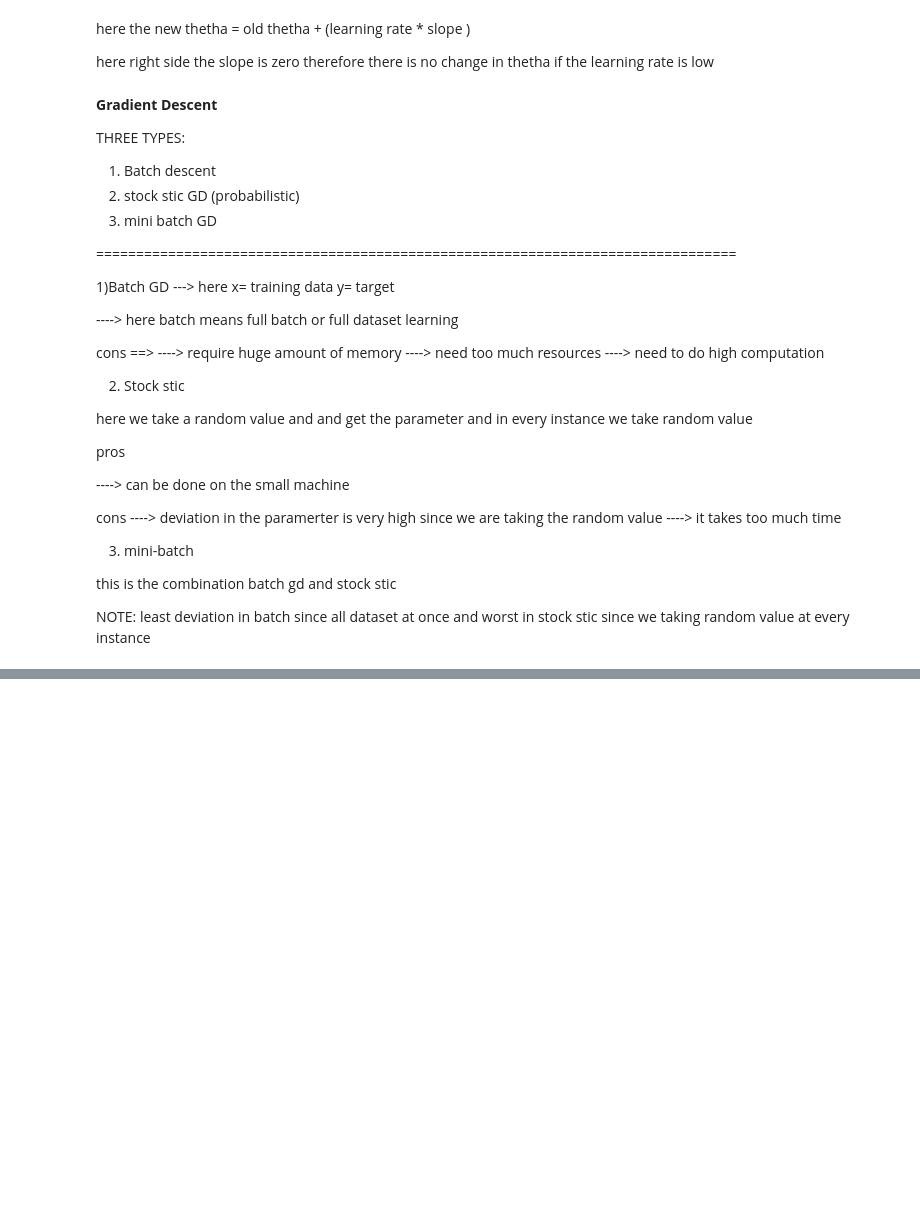
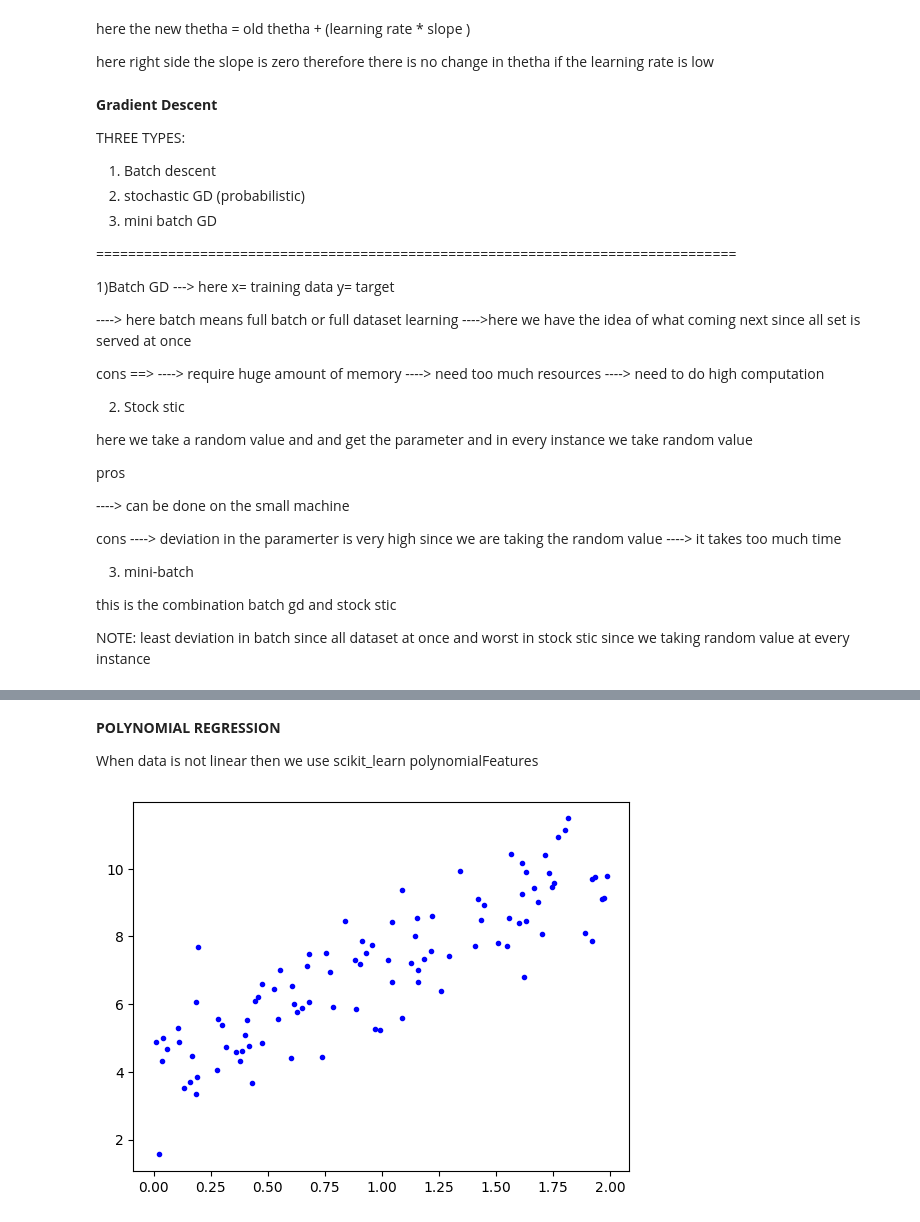
Before and after one commit to AVIRAL1854/ML-code-class, a Jupyter notebook: Copy_of_Chapter_4.ipynb, the cells around one changed output, grey strips where cells are left out. Cells and saved outputs as stored; diff of their text form; code cells hidden in the pictures; blank space fills up the shorter version.

```diff
--- a/Copy_of_Chapter_4.ipynb
+++ b/Copy_of_Chapter_4.ipynb
@@ -99,7 +99,7 @@ here right side the slope is zero therefore there is no change in thetha if the
 THREE TYPES:
 
 1) Batch descent
-2) stock stic GD (probabilistic)
+2) stochastic GD (probabilistic)
 3) mini batch GD
 
 ================================================================================
@@ -110,6 +110,7 @@ THREE TYPES:
       y= target
 
 ----> here batch means full batch or full dataset learning
+---->here we have the idea of what coming next since all set is served at once
 
 cons ==>
 ----> require huge amount of memory
@@ -147,0 +156,17 @@ NOTE: least deviation in batch since all dataset at once and worst in  stock sti
+# %% [markdown]
+**POLYNOMIAL REGRESSION**
+
+When data is not linear then we use scikit_learn polynomialFeatures
+# %%
+import numpy as np
+import pandas as pd
+import matplotlib.pyplot as plt
+from sklearn.linear_model import LinearRegression
+from sklearn.preprocessing import PolynomialFeatures
+m=100
+X=2*np.random.rand(100,1)
+Y=4+3*X+np.random.randn(100,1)
+plt.plot(X,Y,"b.")
+plt.show()
+# %% [output]
+[figure, added]
```
Also changed, not shown: parts of 5 cells of this notebook.
